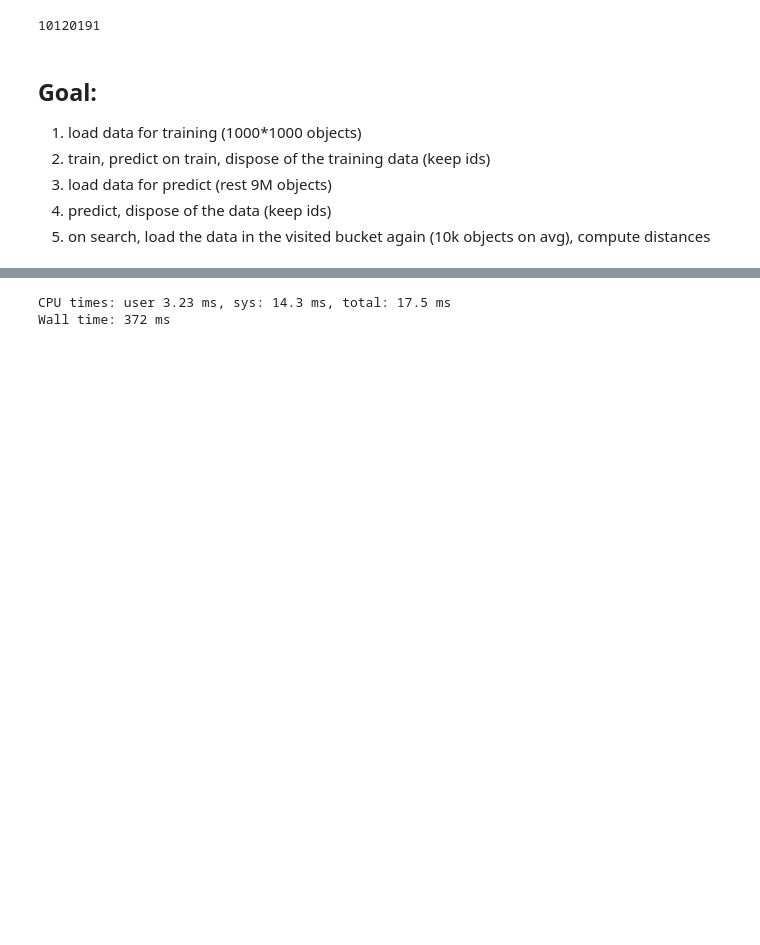
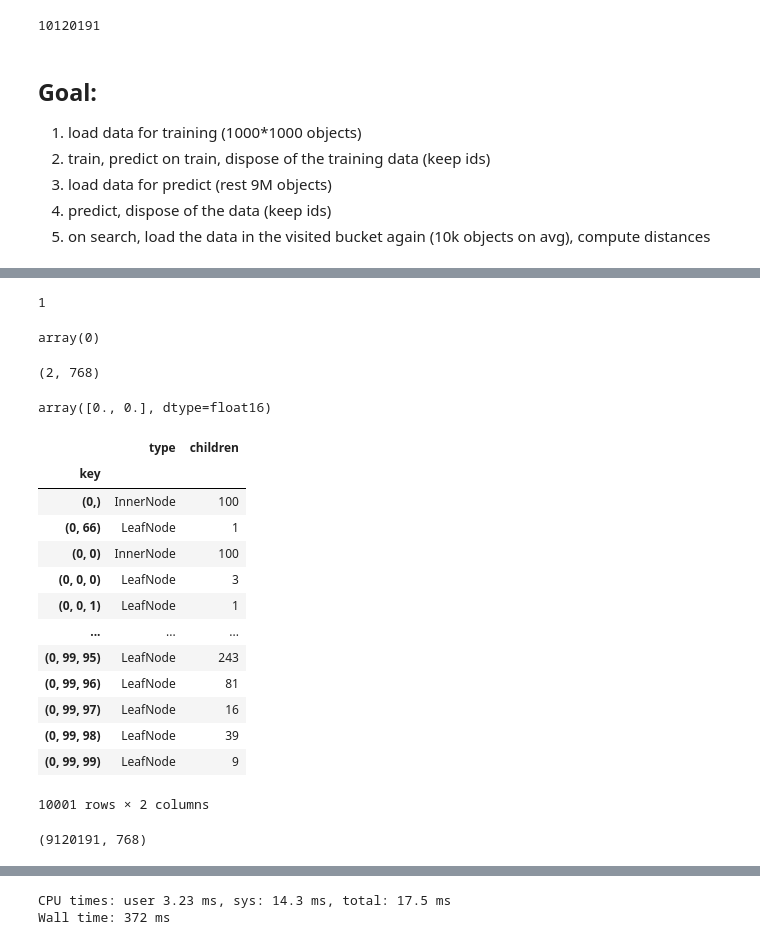
Before and after one commit to TerkaSlan/sisap23-laion-challenge-learned-index, a Jupyter notebook: Scaling index to 10M.ipynb, the cells around one changed output, grey strips where cells are left out. Drawn from its saved outputs; the diff is of its cells as text; code cells hidden in the pictures; blank space fills up the shorter version.

```diff
--- a/Scaling index to 10M.ipynb
+++ b/Scaling index to 10M.ipynb
@@ -21,0 +44,8 @@ len(f['emb'])
+# %%
+data = pd.DataFrame(loaded_data)
+data.index += 1
+data_s = data.sample(1_000_000, random_state=2023)
+# %%
+%%time
+blmi = BulkLMI()
+blmi.insert(data_s)
@@ -21,0 +120,4 @@ len(f['emb'])
+# %%
+len(blmi.nodes[(0, 66)].objects)
+# %% [output]
+1
@@ -21,0 +126,35 @@ len(f['emb'])
+# %%
+labels
+# %% [output]
+array(0)
+# %%
+data.sample(2).shape
+# %% [output]
+(2, 768)
+# %%
+np.zeros_like(data.sample(2)[0])
+# %% [output]
+array([0., 0.], dtype=float16)
+# %%
+blmi.dump_structure()
+# %% [output]
+|  | type | children |
+| key |  |  |
+| (0,) | InnerNode | 100 |
+| (0, 66) | LeafNode | 1 |
+| (0, 0) | InnerNode | 100 |
+| (0, 0, 0) | LeafNode | 3 |
+| (0, 0, 1) | LeafNode | 1 |
+| ... | ... | ... |
+| (0, 99, 95) | LeafNode | 243 |
+| (0, 99, 96) | LeafNode | 81 |
+| (0, 99, 97) | LeafNode | 16 |
+| (0, 99, 98) | LeafNode | 39 |
+| (0, 99, 99) | LeafNode | 9 |
+10001 rows × 2 columns
+# %%
+data_to_insert = data.loc[np.setdiff1d(data.index, data_s.index)]
+#blmi.insert(data_to_insert)
+data_to_insert.shape
+# %% [output]
+(9120191, 768)
```
Also changed, not shown: parts of 24 cells of this notebook, 45 other files.
